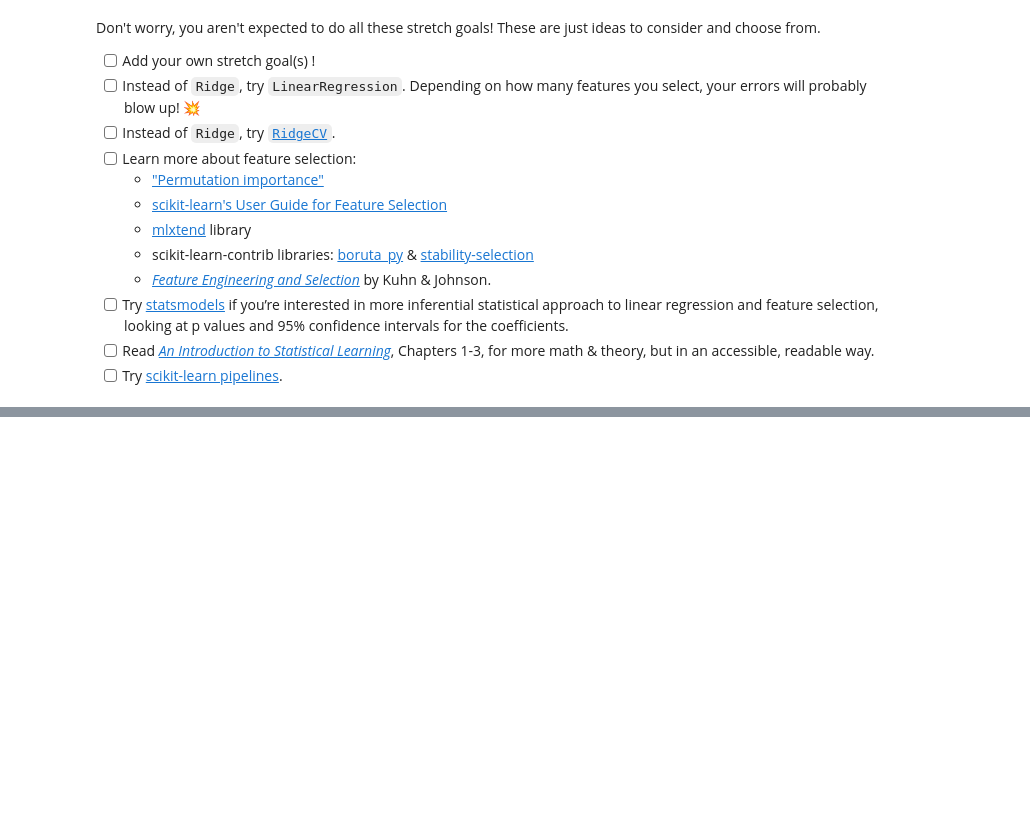
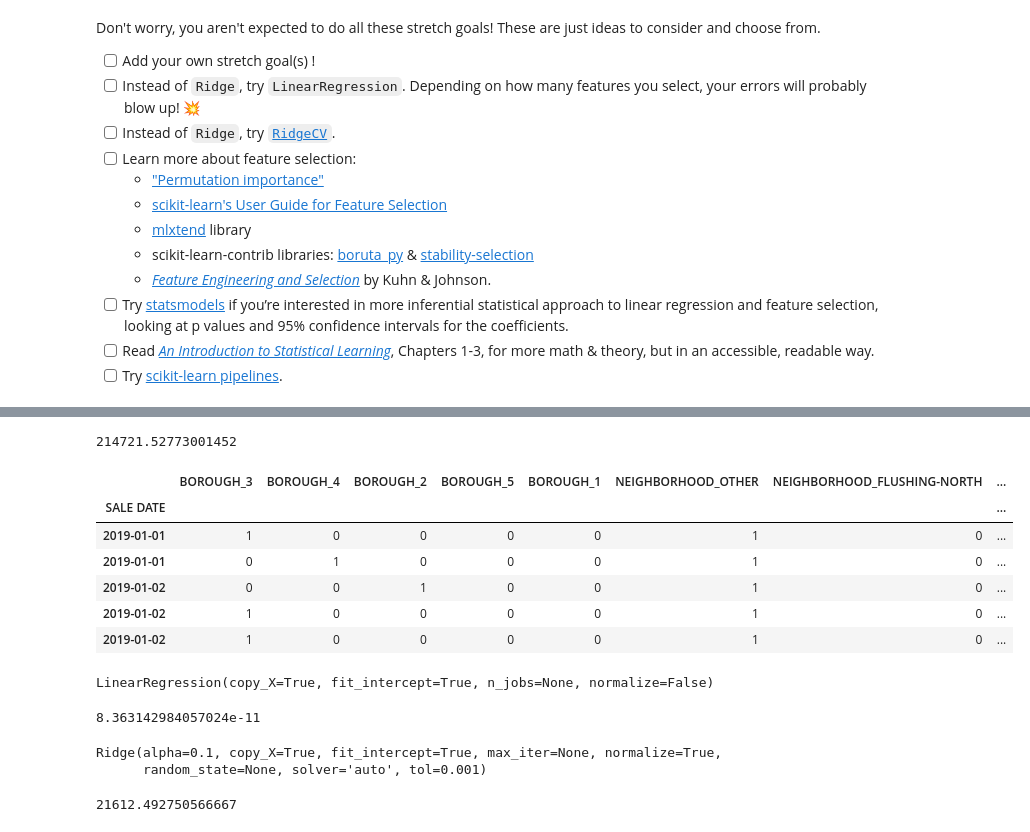
Before and after one commit to bloominstituteoftechnology/DS-Unit-2-Linear-Models, a Jupyter notebook: module3-ridge-regression/LS_DS_213_assignment.ipynb, the cells around one changed output, grey strips where cells are left out. Cells and saved outputs as stored; diff of their text form; code cells hidden in the pictures; blank space fills up the shorter version.

```diff
--- a/module3-ridge-regression/LS_DS_213_assignment.ipynb
+++ b/module3-ridge-regression/LS_DS_213_assignment.ipynb
@@ -91,0 +148,8 @@ df.loc[~df['NEIGHBORHOOD'].isin(top10), 'NEIGHBORHOOD'] = 'OTHER'
+# %%
+#Split and training and validation sets
+y = df_subset['SALE_PRICE']
+X = df_subset.drop(['BUILDING_CLASS_CATEGORY', 'EASE-MENT', 'APARTMENT_NUMBER', 'ADDRESS', 'ZIP_CODE', 'BLOCK', 'LOT'], axis=1)
+
+mask = X.index < '2019-04-01'
+X_train, y_train = X.loc[mask], y.loc[mask]
+X_val, y_val = X.loc[~mask], y.loc[~mask]
@@ -91,0 +182,23 @@ df.loc[~df['NEIGHBORHOOD'].isin(top10), 'NEIGHBORHOOD'] = 'OTHER'
+# %%
+#Baseline
+from sklearn.metrics import mean_absolute_error
+mean_absolute_error(y_train, [y_train.mean()]*len(y_train))
+# %% [output]
+214721.52773001452
+# %%
+#Categorical Encoding
+transformer_1 = OneHotEncoder(use_cat_names=True)
+
+transformer_1.fit(X_train)
+
+XT_train = transformer_1.transform(X_train)
+# %%
+XT_train.head()
+# %% [output]
+|  | BOROUGH_3 | BOROUGH_4 | BOROUGH_2 | BOROUGH_5 | BOROUGH_1 | NEIGHBORHOOD_OTHER | NEIGHBORHOOD_FLUSHING-NORTH | ... |
+| SALE DATE |  |  |  |  |  |  |  | ... |
+| 2019-01-01 | 1 | 0 | 0 | 0 | 0 | 1 | 0 | ... |
+| 2019-01-01 | 0 | 1 | 0 | 0 | 0 | 1 | 0 | ... |
+| 2019-01-02 | 0 | 0 | 1 | 0 | 0 | 1 | 0 | ... |
+| 2019-01-02 | 1 | 0 | 0 | 0 | 0 | 1 | 0 | ... |
+| 2019-01-02 | 1 | 0 | 0 | 0 | 0 | 1 | 0 | ... |
@@ -91,0 +214,29 @@ df.loc[~df['NEIGHBORHOOD'].isin(top10), 'NEIGHBORHOOD'] = 'OTHER'
+# %%
+#Start model
+predictor = LinearRegression()
+
+predictor.fit(XTT_train, y_train)
+# %% [output]
+LinearRegression(copy_X=True, fit_intercept=True, n_jobs=None, normalize=False)
+# %%
+#make predictions
+y_pred = predictor.predict(XTT_train)
+mean_absolute_error(y_train, y_pred)
+# %% [output]
+8.363142984057024e-11
+# %%
+#Ridge Regressions
+from sklearn.linear_model import Ridge
+
+predictor_2 = Ridge(alpha=0.1, normalize=True)
+
+predictor_2.fit(XTT_train, y_train)
+# %% [output]
+Ridge(alpha=0.1, copy_X=True, fit_intercept=True, max_iter=None, normalize=True,
+      random_state=None, solver='auto', tol=0.001)
+# %%
+#make predictions
+y_pred = predictor_2.predict(XTT_train)
+mean_absolute_error(y_train, y_pred)
+# %% [output]
+21612.492750566667
```
Also changed, not shown: parts of 10 cells of this notebook.
